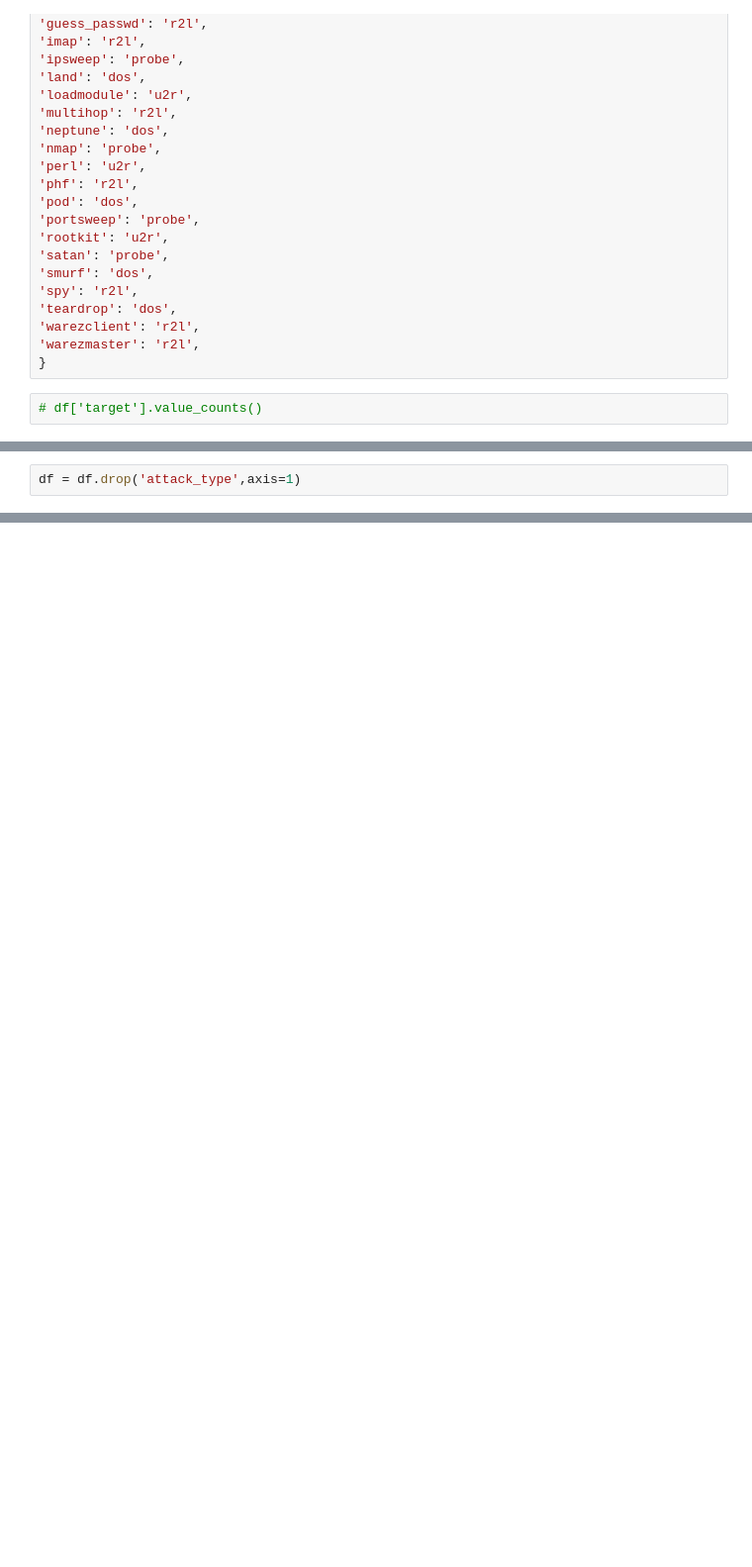
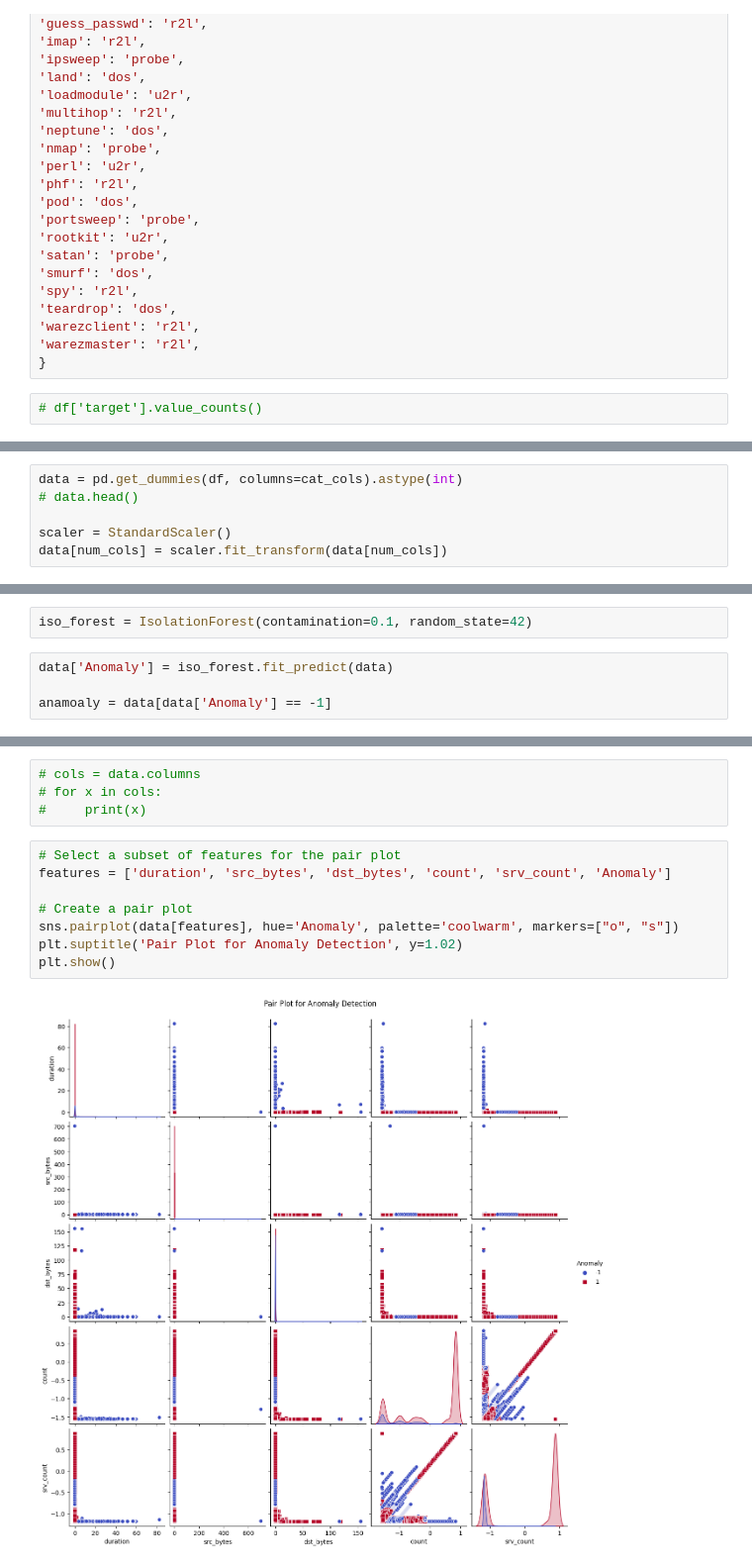
Before and after one commit to adhi1911/ML_Projects, a Jupyter notebook: Animoly_Detection/main.ipynb, the cells around one changed output, grey strips where cells are left out. Shown at 99% size. Drawn from its saved outputs; the diff is of its cells as text; blank space fills up the shorter version.

Commit message:
Use Isolation Forest and Autoencoder

```diff
--- a/Animoly_Detection/main.ipynb
+++ b/Animoly_Detection/main.ipynb
@@ -93,8 +118,6 @@ probe       4107
 r2l         1126
 u2r           52
 Name: count, dtype: int64
-# %%
-df = df.drop('attack_type',axis=1)
 # %%
 cat_cols = [col for col in df.columns if df[col].dtype == 'object']
 num_cols = [col for col in df.columns if df[col].dtype != 'object']
@@ -123,0 +133,6 @@ Attack Type                     object
+# %%
+data = pd.get_dummies(df, columns=cat_cols).astype(int)
+# data.head()
+
+scaler = StandardScaler()
+data[num_cols] = scaler.fit_transform(data[num_cols])
@@ -123,0 +143,6 @@ Attack Type                     object
+# %%
+iso_forest = IsolationForest(contamination=0.1, random_state=42)
+# %%
+data['Anomaly'] = iso_forest.fit_predict(data)
+
+anamoaly = data[data['Anomaly'] == -1]
@@ -123,0 +158,14 @@ Attack Type                     object
+# %%
+# cols = data.columns
+# for x in cols:
+#     print(x)
+# %%
+# Select a subset of features for the pair plot
+features = ['duration', 'src_bytes', 'dst_bytes', 'count', 'srv_count', 'Anomaly']
+
+# Create a pair plot
+sns.pairplot(data[features], hue='Anomaly', palette='coolwarm', markers=["o", "s"])
+plt.suptitle('Pair Plot for Anomaly Detection', y=1.02)
+plt.show()
+# %% [output]
+[figure, added]
```
Also changed, not shown: parts of 21 cells of this notebook.
